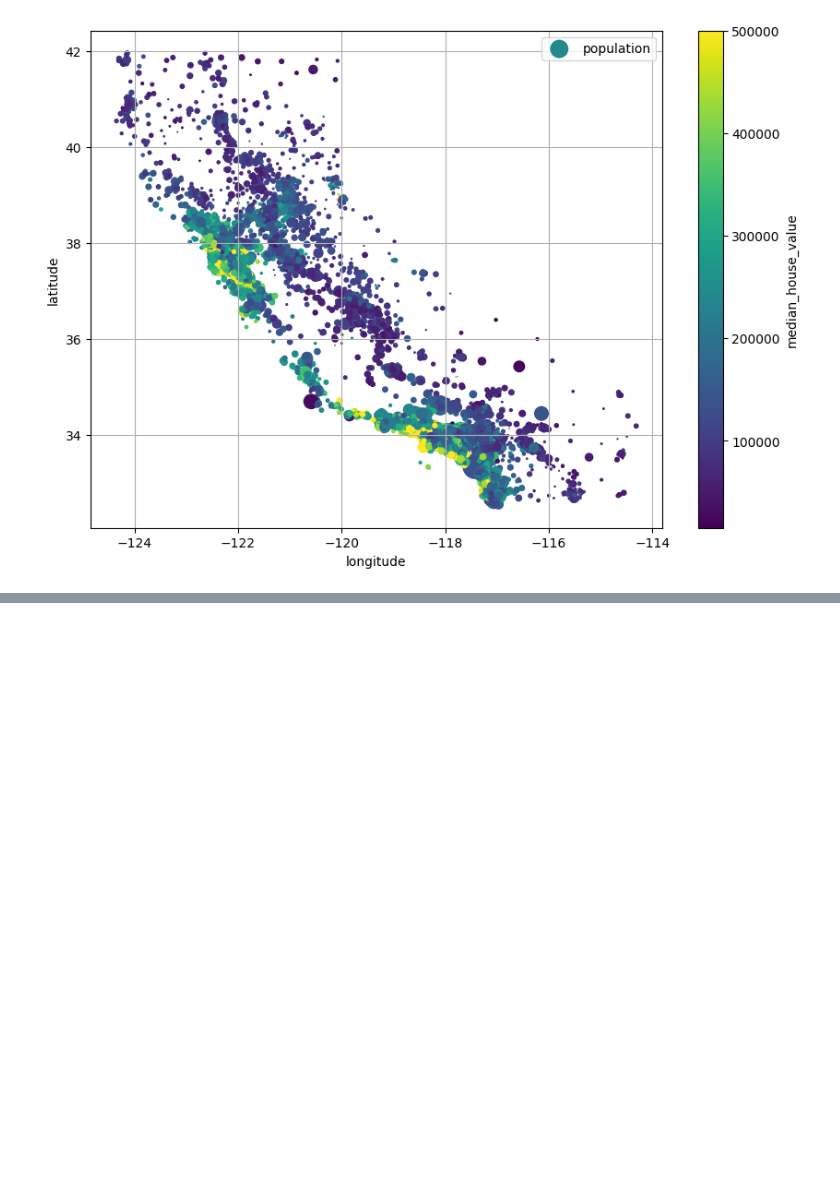
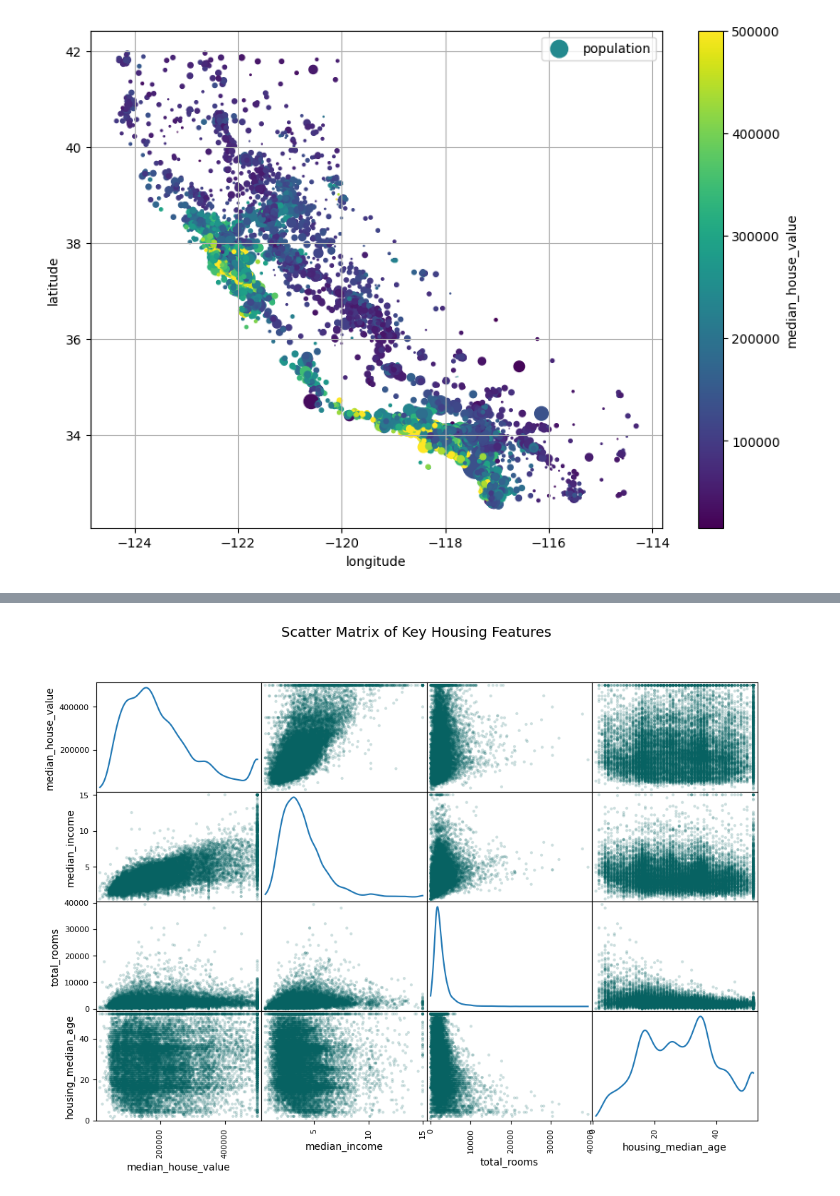
Before and after one commit to AliyarBhos/Works-done-in-Div-Academy, a Jupyter notebook: Geron_Hands_On_ML/chapter2_end_to_end_ML_project.ipynb, the cells around one changed output, grey strips where cells are left out. Saved outputs shown, nothing was run; the diff lists cells and outputs as text; code cells hidden in the pictures; blank space fills up the shorter version.

```diff
--- a/Geron_Hands_On_ML/chapter2_end_to_end_ML_project.ipynb
+++ b/Geron_Hands_On_ML/chapter2_end_to_end_ML_project.ipynb
@@ -231,0 +262,24 @@ fig.update_layout(
+# %%
+from pandas.plotting import scatter_matrix
+import matplotlib.pyplot as plt
+
+attributes = [
+    "median_house_value",
+    "median_income",
+    "total_rooms",
+    "housing_median_age"
+]
+
+scatter_matrix(
+    housing[attributes],
+    figsize=(12, 8),
+    alpha=0.2,
+    diagonal='kde',
+    grid=True,
+    c="#076262"
+)
+
+plt.suptitle("Scatter Matrix of Key Housing Features", fontsize=14)
+plt.show()
+# %% [output]
+[figure, added]
```
Also changed, not shown: parts of 19 cells of this notebook.
